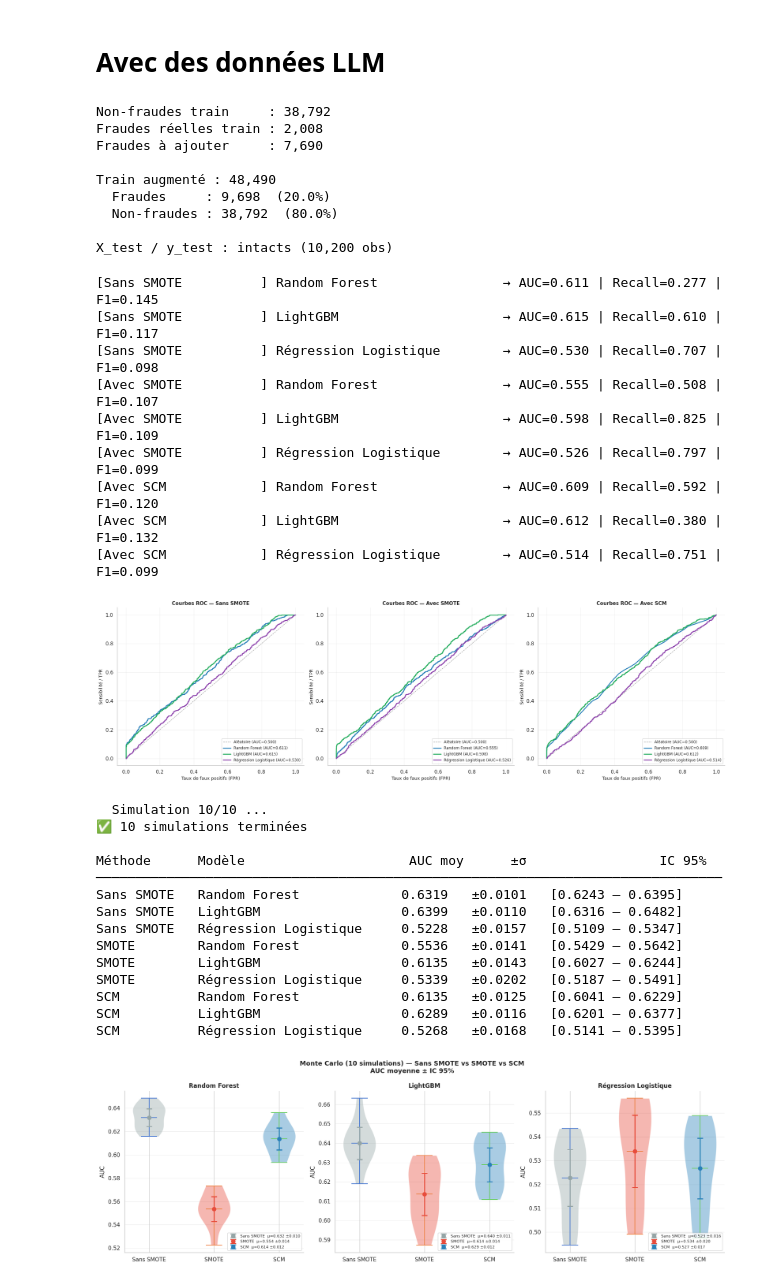
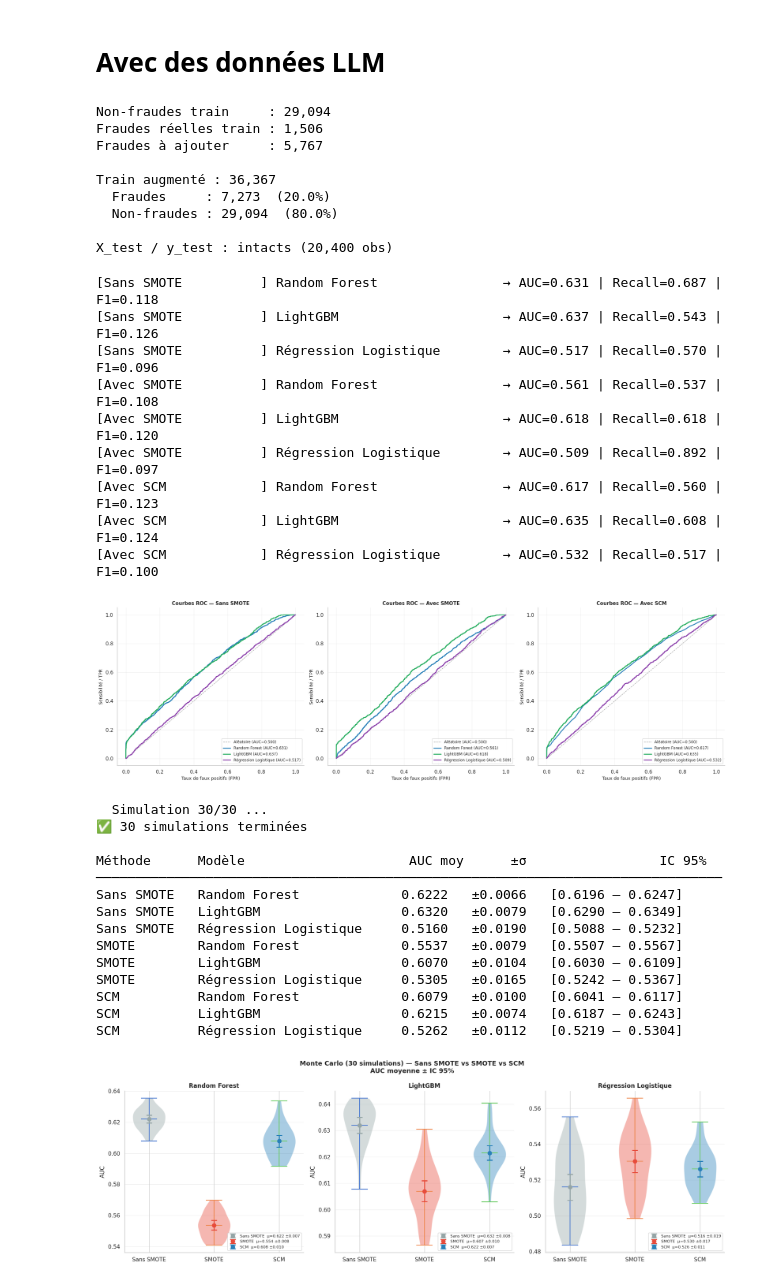
Before and after one commit to Lanier777/PROJET_STATAPP_MILLIMAN, a Jupyter notebook: Analyses_descriptives/Mise_a_jours_stat_desc.ipynb, the cells around one changed output. Cells and saved outputs as stored; diff of their text form; code cells hidden in the pictures.

```diff
--- a/Analyses_descriptives/Mise_a_jours_stat_desc.ipynb
+++ b/Analyses_descriptives/Mise_a_jours_stat_desc.ipynb
@@ -481,7 +484,7 @@ X = df.drop(columns=['Fraudulent'])
 
 # ② Split AVANT tout preprocessing — X_test / y_test GELÉS ici
 X_train, X_test, y_train, y_test = train_test_split(
-    X, y, test_size=0.2, random_state=42, stratify=y)
+    X, y, test_size=0.4, random_state=42, stratify=y)
 print(f"Train : {X_train.shape} | Test : {X_test.shape}")
 print(f"Fraude train : {y_train.mean():.2%} | Fraude test : {y_test.mean():.2%}")
 
@@ -827,15 +826,15 @@ print(f"  Fraudes     : {n_fraud:,}  ({n_fraud/n_total:.1%})")
 print(f"  Non-fraudes : {n_total-n_fraud:,}  ({(n_total-n_fraud)/n_total:.1%})")
 print(f"\nX_test / y_test : intacts ({len(y_test):,} obs)")
 # %% [output]
-Non-fraudes train     : 38,792
-Fraudes réelles train : 2,008
-Fraudes à ajouter     : 7,690
+Non-fraudes train     : 29,094
+Fraudes réelles train : 1,506
+Fraudes à ajouter     : 5,767
 
-Train augmenté : 48,490
-  Fraudes     : 9,698  (20.0%)
-  Non-fraudes : 38,792  (80.0%)
+Train augmenté : 36,367
+  Fraudes     : 7,273  (20.0%)
+  Non-fraudes : 29,094  (80.0%)
 
-X_test / y_test : intacts (10,200 obs)
+X_test / y_test : intacts (20,400 obs)
 # %%
 def evaluate(model, name, protocol, X_tr=X_train, y_tr=y_train):
     model.fit(X_tr, y_tr)
@@ -880,15 +879,15 @@ for r in all_results:
     print(f"[{r['Protocole']:20s}] {r['Modèle']:28s} → "
           f"AUC={r['AUC']:.3f} | Recall={r['Recall']:.3f} | F1={r['F1']:.3f}")
 # %% [output]
-[Sans SMOTE          ] Random Forest                → AUC=0.611 | Recall=0.277 | F1=0.145
-[Sans SMOTE          ] LightGBM                     → AUC=0.615 | Recall=0.610 | F1=0.117
-[Sans SMOTE          ] Régression Logistique        → AUC=0.530 | Recall=0.707 | F1=0.098
-[Avec SMOTE          ] Random Forest                → AUC=0.555 | Recall=0.508 | F1=0.107
-[Avec SMOTE          ] LightGBM                     → AUC=0.598 | Recall=0.825 | F1=0.109
-[Avec SMOTE          ] Régression Logistique        → AUC=0.526 | Recall=0.797 | F1=0.099
-[Avec SCM            ] Random Forest                → AUC=0.609 | Recall=0.592 | F1=0.120
-[Avec SCM            ] LightGBM                     → AUC=0.612 | Recall=0.380 | F1=0.132
-[Avec SCM            ] Régression Logistique        → AUC=0.514 | Recall=0.751 | F1=0.099
+[Sans SMOTE          ] Random Forest                → AUC=0.631 | Recall=0.687 | F1=0.118
+[Sans SMOTE          ] LightGBM                     → AUC=0.637 | Recall=0.543 | F1=0.126
+[Sans SMOTE          ] Régression Logistique        → AUC=0.517 | Recall=0.570 | F1=0.096
+[Avec SMOTE          ] Random Forest                → AUC=0.561 | Recall=0.537 | F1=0.108
+[Avec SMOTE          ] LightGBM                     → AUC=0.618 | Recall=0.618 | F1=0.120
+[Avec SMOTE          ] Régression Logistique        → AUC=0.509 | Recall=0.892 | F1=0.097
+[Avec SCM            ] Random Forest                → AUC=0.617 | Recall=0.560 | F1=0.123
+[Avec SCM            ] LightGBM                     → AUC=0.635 | Recall=0.608 | F1=0.124
+[Avec SCM            ] Régression Logistique        → AUC=0.532 | Recall=0.517 | F1=0.100
 # %%
 COLORS_MOD = {
     'Random Forest':         '#2980B9',
@@ -913,7 +912,7 @@ for ax, pname in zip(axes, ['Sans SMOTE', 'Avec SMOTE', 'Avec SCM']):
 plt.tight_layout()
 plt.show()
 # %% [output]
-[figure, old version]
+[figure, new version]
 # %%
 import numpy as np
 import pandas as pd
@@ -929,7 +928,7 @@ from scipy import stats
 
 CAT_COLS = ['Transaction_Type', 'Device_Used', 'Location', 'Payment_Method']
 TARGET   = 'Fraudulent'
-N_SIM    = 10
+N_SIM    = 30
 
 df_base  = pd.read_csv('Fraud Detection Dataset.csv')
 df_base  = df_base.drop(columns=[c for c in ['Transaction_ID','User_ID']
@@ -946,7 +945,7 @@ for seed in range(N_SIM):
     y_iter = df_base[TARGET]
     X_iter = df_base.drop(columns=[TARGET])
     X_tr, X_te, y_tr, y_te = train_test_split(
-        X_iter, y_iter, test_size=0.2, random_state=seed, stratify=y_iter)
+        X_iter, y_iter, test_size=0.4, random_state=seed, stratify=y_iter)
 
     for col in X_tr.columns:
         if X_tr[col].isnull().any() or X_te[col].isnull().any():
@@ -1033,45 +1032,45 @@ COLORS = {'Sans SMOTE': '#95A5A6', 'SMOTE': '#E74C3C', 'SCM': '#2980B9'}
 
 fig, axes = plt.subplots(1, 3, figsize=(18, 6))
 fig.suptitle(f'Monte Carlo ({N_SIM} simulations) — Sans SMOTE vs SMOTE vs SCM\nAUC moyenne ± IC 95%',
              fontsize=13, fontweight='bold')
 
 for ax, mname in zip(axes, ['RF', 'LGB', 'LR']):
     for i, method in enumerate(['Sans SMOTE', 'SMOTE', 'SCM']):
         mu, sigma, ci, aucs = summary[(method, mname)]
         parts = ax.violinplot([aucs], positions=[i], widths=0.5, showmeans=True)
         for pc in parts['bodies']:
             pc.set_facecolor(COLORS[method])
             pc.set_alpha(0.4)
         ax.errorbar(i, mu, yerr=[[mu - ci[0]], [ci[1] - mu]],
                     fmt='o', color=COLORS[method], capsize=6, capthick=2,
                     linewidth=2, markersize=8,
                     label=f'{method}  μ={mu:.3f} ±{sigma:.3f}')
     ax.set_title(MODEL_NAMES[mname], fontweight='bold')
     ax.set_ylabel('AUC')
     ax.set_xticks([0, 1, 2])
     ax.set_xticklabels(['Sans SMOTE', 'SMOTE', 'SCM'])
     ax.legend(fontsize=8, loc='lower right')
     ax.grid(True, alpha=0.3, axis='y')
     ax.spines[['top', 'right']].set_visible(False)
 
 plt.tight_layout()
 plt.show()
 # %% [output]
-  Simulation 10/10 ...
-✅ 10 simulations terminées
+  Simulation 30/30 ...
+✅ 30 simulations terminées
 
 Méthode      Modèle                     AUC moy      ±σ                 IC 95%
 ────────────────────────────────────────────────────────────────────────────────
-Sans SMOTE   Random Forest             0.6319   ±0.0101   [0.6243 – 0.6395]
-Sans SMOTE   LightGBM                  0.6399   ±0.0110   [0.6316 – 0.6482]
-Sans SMOTE   Régression Logistique     0.5228   ±0.0157   [0.5109 – 0.5347]
-SMOTE        Random Forest             0.5536   ±0.0141   [0.5429 – 0.5642]
-SMOTE        LightGBM                  0.6135   ±0.0143   [0.6027 – 0.6244]
-SMOTE        Régression Logistique     0.5339   ±0.0202   [0.5187 – 0.5491]
-SCM          Random Forest             0.6135   ±0.0125   [0.6041 – 0.6229]
-SCM          LightGBM                  0.6289   ±0.0116   [0.6201 – 0.6377]
-SCM          Régression Logistique     0.5268   ±0.0168   [0.5141 – 0.5395]
+Sans SMOTE   Random Forest             0.6222   ±0.0066   [0.6196 – 0.6247]
+Sans SMOTE   LightGBM                  0.6320   ±0.0079   [0.6290 – 0.6349]
+Sans SMOTE   Régression Logistique     0.5160   ±0.0190   [0.5088 – 0.5232]
+SMOTE        Random Forest             0.5537   ±0.0079   [0.5507 – 0.5567]
+SMOTE        LightGBM                  0.6070   ±0.0104   [0.6030 – 0.6109]
+SMOTE        Régression Logistique     0.5305   ±0.0165   [0.5242 – 0.5367]
+SCM          Random Forest             0.6079   ±0.0100   [0.6041 – 0.6117]
+SCM          LightGBM                  0.6215   ±0.0074   [0.6187 – 0.6243]
+SCM          Régression Logistique     0.5262   ±0.0112   [0.5219 – 0.5304]
-[figure, old version]
+[figure, new version]
 # %%
 import numpy as np
 import pandas as pd
```
Also changed, not shown: parts of 14 cells of this notebook.
